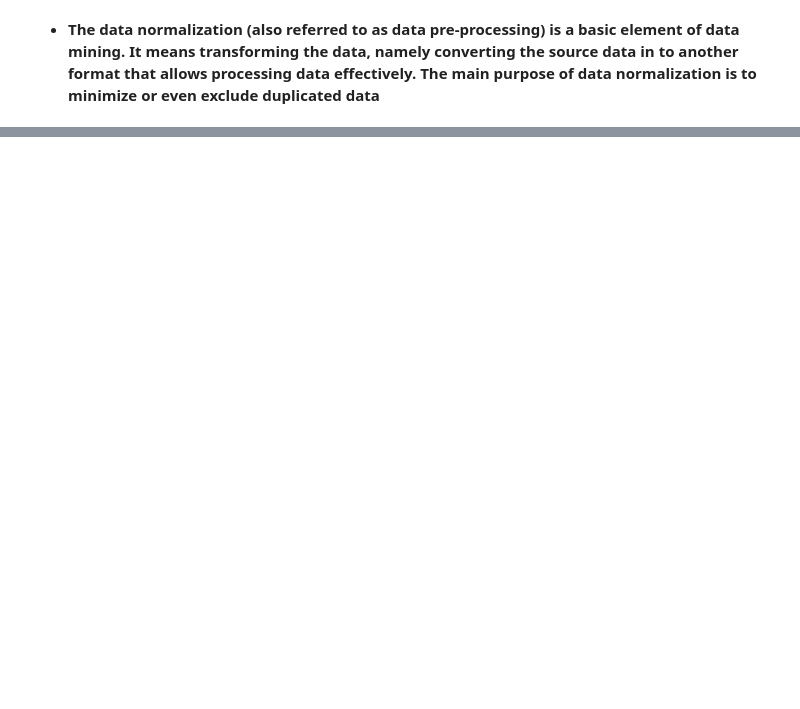
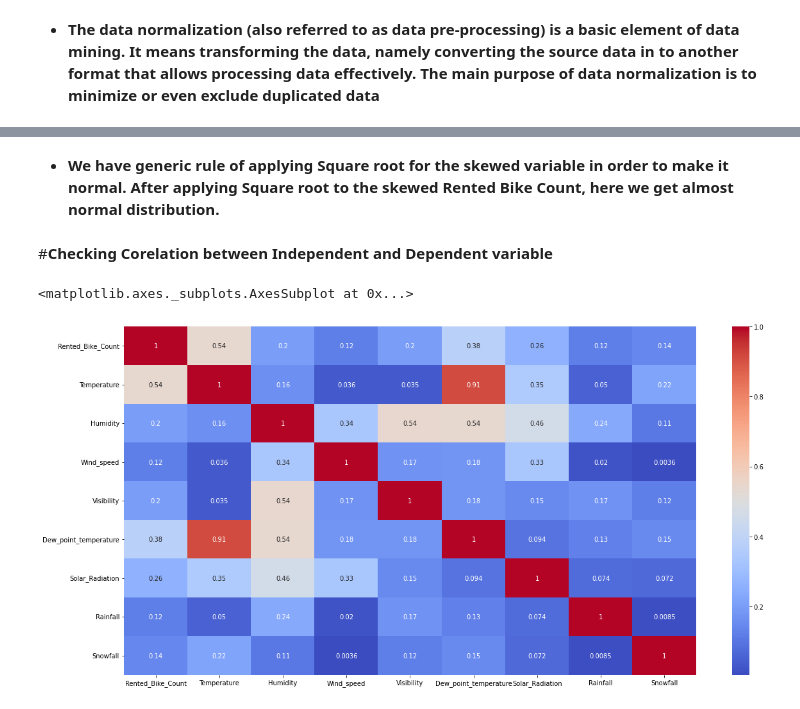
Before and after one commit to sksamima5/Bike-Sharing-Demand-Prediction-, a Jupyter notebook: Bike_Sharing_Demand_Prediction_Capstone_Project.ipynb, the cells around one changed output, grey strips where cells are left out. Cells and saved outputs as stored; diff of their text form; code cells hidden in the pictures; blank space fills up the shorter version.

```diff
--- a/Bike_Sharing_Demand_Prediction_Capstone_Project.ipynb
+++ b/Bike_Sharing_Demand_Prediction_Capstone_Project.ipynb
@@ -683,0 +709,12 @@ for col in numeric_col:
+# %% [markdown]
+* **We have generic rule of applying Square root for the skewed variable in order to make it normal. After applying Square root to the skewed Rented Bike Count, here we get almost normal distribution.**
+# %% [markdown]
+#**Checking Corelation between Independent and Dependent variable**
+# %%
+#plot the corelation map
+plt.figure(figsize=(20,10))
+corr=bike_df.corr()
+sns.heatmap(data=abs(corr), annot=True, cmap='coolwarm')
+# %% [output]
+<matplotlib.axes._subplots.AxesSubplot at 0x...>
+[figure, added]
```
Also changed, not shown: parts of 19 cells of this notebook.
